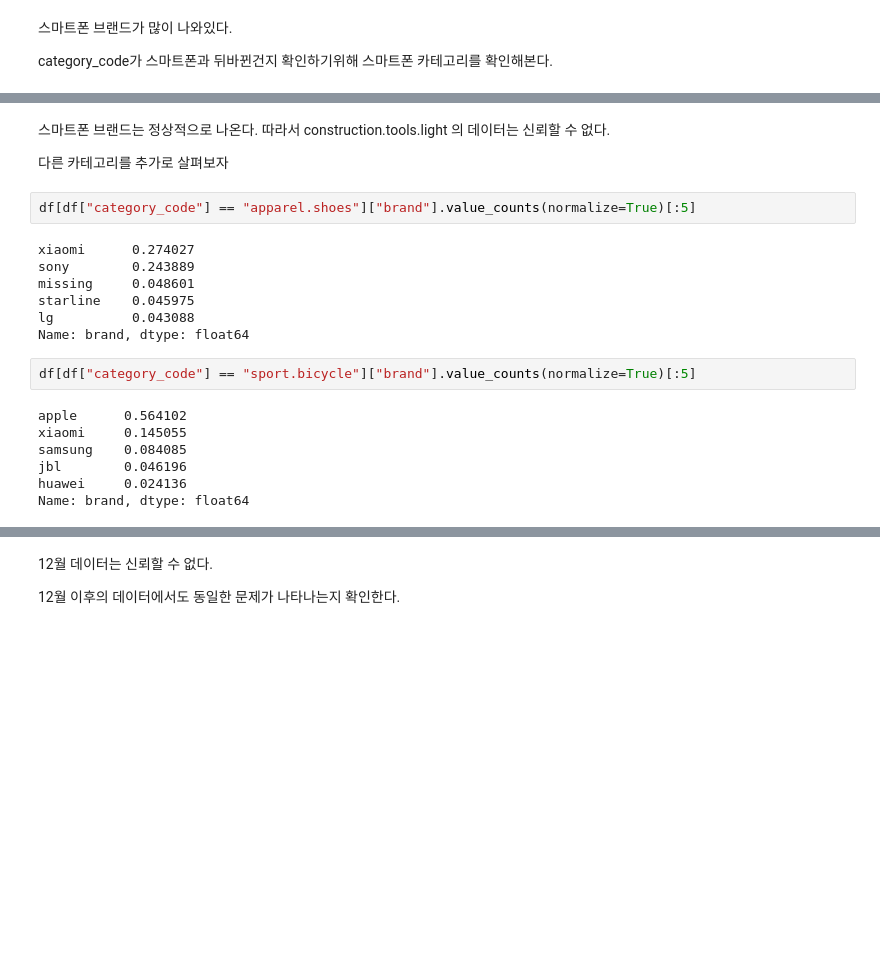
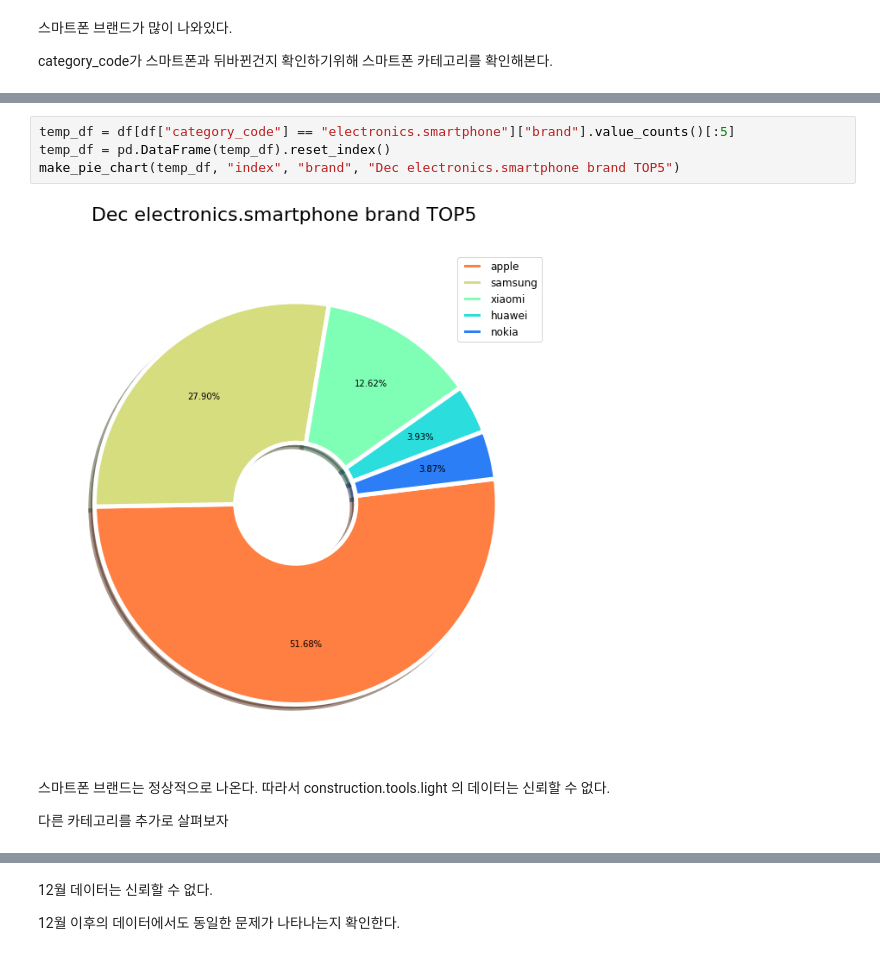
Before and after one commit to Sungpil3/Code_States_Project2, a Jupyter notebook: E-commerce_Analysis/data_problem.ipynb, the cells around one changed output, grey strips where cells are left out. Drawn from its saved outputs; the diff is of its cells as text; blank space fills up the shorter version.

```diff
--- a/E-commerce_Analysis/data_problem.ipynb
+++ b/E-commerce_Analysis/data_problem.ipynb
@@ -89,22 +101,10 @@ Name: brand, dtype: float64
+# %%
+temp_df = df[df["category_code"] == "electronics.smartphone"]["brand"].value_counts()[:5]
+temp_df = pd.DataFrame(temp_df).reset_index()
+make_pie_chart(temp_df, "index", "brand", "Dec electronics.smartphone brand TOP5")
+# %% [output]
+[figure, added]
 # %% [markdown]
 스마트폰 브랜드는 정상적으로 나온다. 따라서 construction.tools.light 의 데이터는 신뢰할 수 없다.
 
 다른 카테고리를 추가로 살펴보자
-# %%
-df[df["category_code"] == "apparel.shoes"]["brand"].value_counts(normalize=True)[:5]
-# %% [output]
-xiaomi      0.274027
-sony        0.243889
-missing     0.048601
-starline    0.045975
-lg          0.043088
-Name: brand, dtype: float64
-# %%
-df[df["category_code"] == "sport.bicycle"]["brand"].value_counts(normalize=True)[:5]
-# %% [output]
-apple      0.564102
-xiaomi     0.145055
-samsung    0.084085
-jbl        0.046196
-huawei     0.024136
-Name: brand, dtype: float64
```
Also changed, not shown: parts of 18 cells of this notebook.
